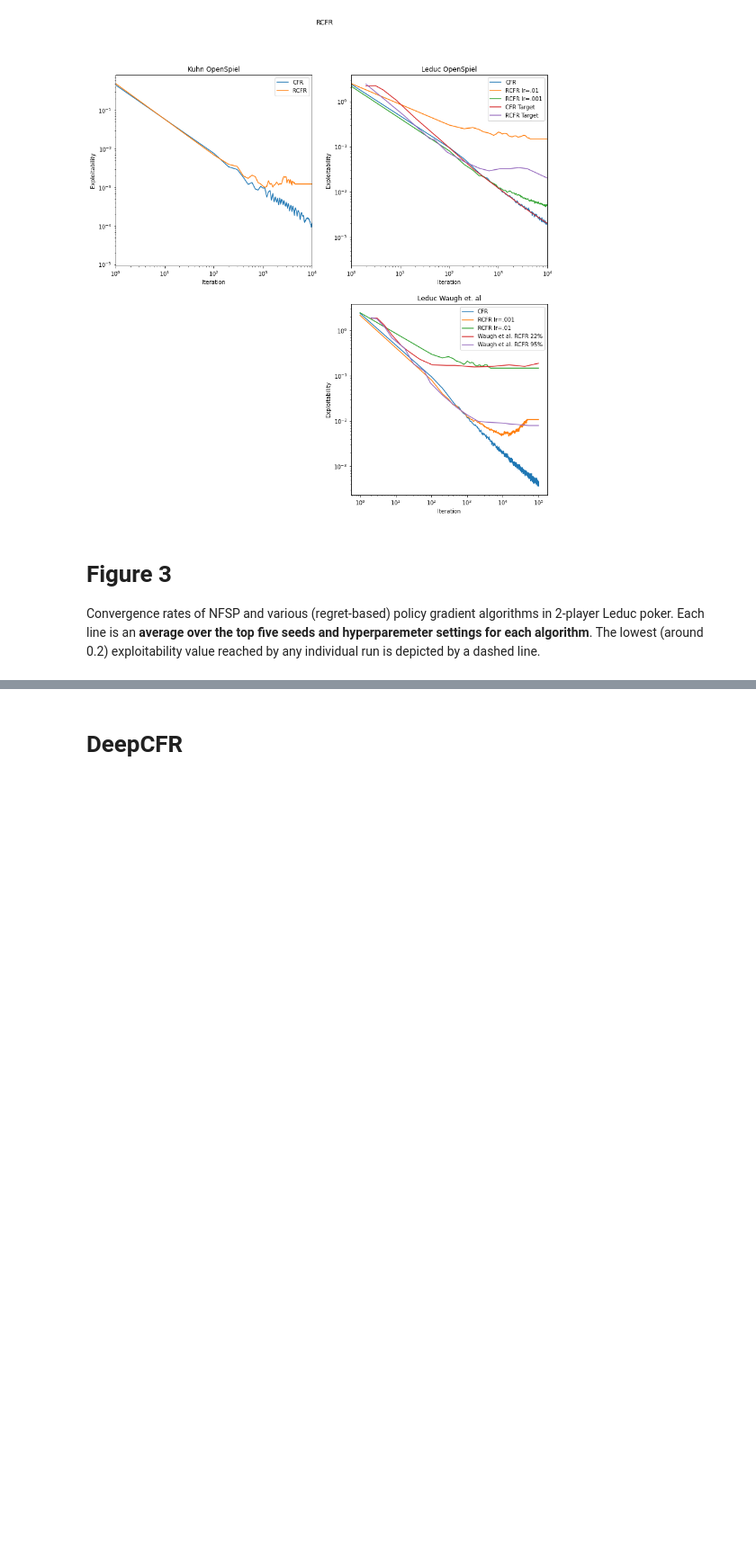
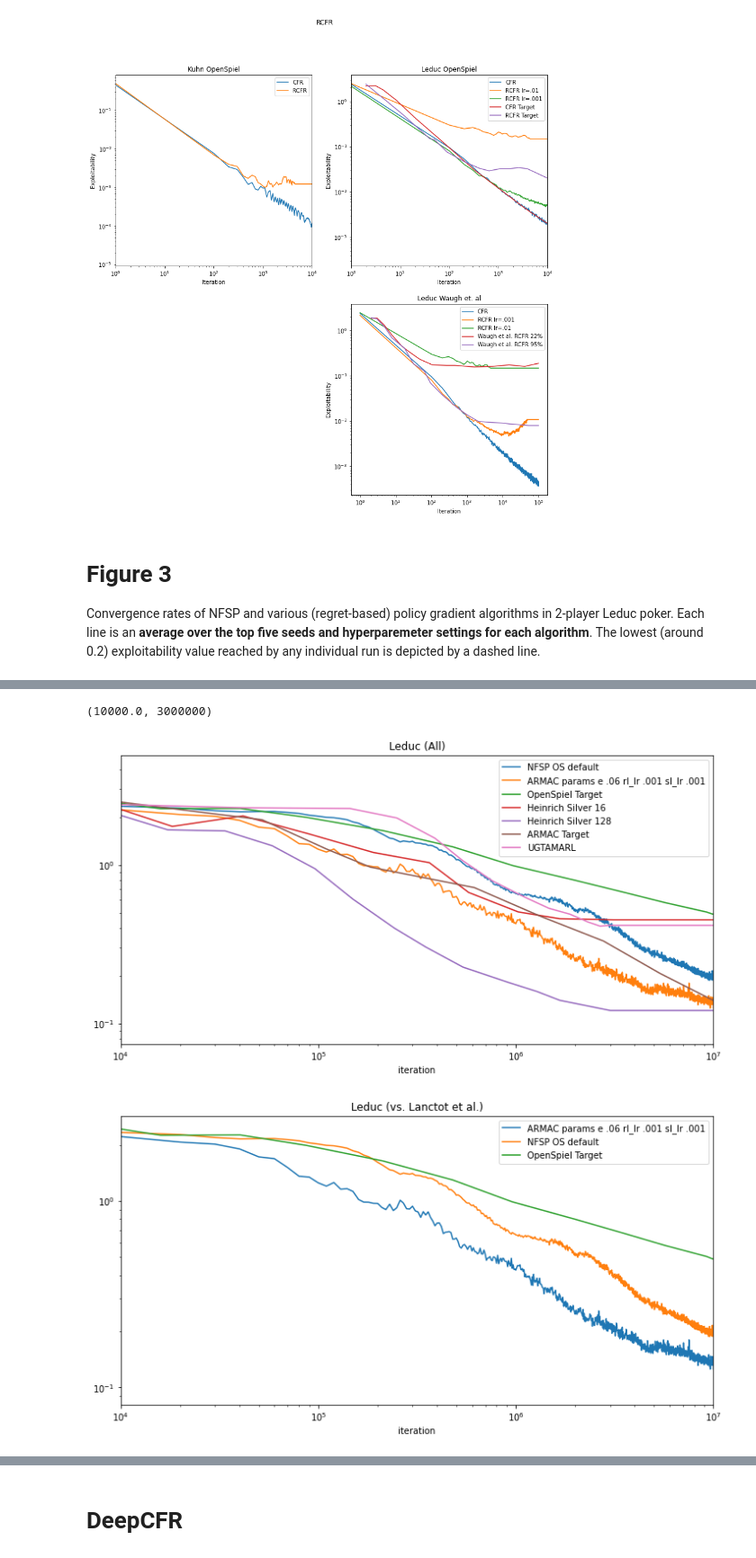
Before and after one commit to aicenter/openspiel_reproductions, a Jupyter notebook: benchmarks.ipynb, the cells around one changed output, grey strips where cells are left out. Shown: that part at 90% size. Cells and saved outputs as stored; diff of their text form; code cells hidden in the pictures; blank space fills up the shorter version.

```diff
--- a/benchmarks.ipynb
+++ b/benchmarks.ipynb
@@ -180,0 +189,55 @@ ax.set(xlabel="Iteration", ylabel="Exploitability")
+# %%
+leduc_logs = [#("./logs/nfsp_leduc_orig_128_0.csv", "NFSP 128"),
+              #("./logs/nfsp_leduc_orig_16_0.csv", "NFSP 16"),
+              ("./logs/nfsp_leduc_2.csv", "NFSP OS default"),
+              #("./logs/nfsp_leduc_armac_e06_rl-1_sl-2_1.csv", "ARMAC params rl_lr .1 sl_lr .01"),
+              #("./logs/nfsp_leduc_armac_e06_rl-2_sl-3_1.csv", "ARMAC params rl_lr .01 sl_lr .001"),
+                ("./logs/nfsp_leduc_armac_e06_rl-3_sl-3_0.csv", "ARMAC params e .06 rl_lr .001 sl_lr .001"),
+                #("./logs/nfsp_leduc_armac_e24_rl-3_sl-3_0.csv", "ARMAC params e .24 rl_lr .001 sl_lr .001"),
+                #("./logs/nfsp_leduc_osdeep_0.csv", "OS params 4 layer 128"),
+              ("target_results/fig3_nfsp_leduc.csv", "OpenSpiel Target"),
+              ("target_results/nfsp_heinrich_silver_16.csv", "Heinrich Silver 16"),
+              ("target_results/nfsp_heinrich_silver_leduc_128.csv", "Heinrich Silver 128"),
+    ("target_results/nfsp_ARMAC_leduc.csv", "ARMAC Target"),
+    ("./target_results/nfsp_ugtamarl_leduc.csv", "UGTAMARL")
+            ]
+
+leduc_dat = log_interp(load_batch(leduc_logs, idx_offset=1))
+
+leduc_dat["UGTAMARL"] /= 2
+leduc_dat["ARMAC Target"] /= 2
+leduc_dat["Heinrich Silver 128"] *= 2
+leduc_dat["Heinrich Silver 16"] *=2
+
+ax = leduc_dat.plot(title="Leduc (All)", loglog=True, figsize=(12,6))
+#ax.set_ylim((.05, 5))
+ax.set_xlim((1e4, 1e7))
+
+select = ["ARMAC params e .06 rl_lr .001 sl_lr .001",
+          "NFSP OS default",
+          "OpenSpiel Target"
+         ]
+ax = leduc_dat[select].plot(title="Leduc (vs. Lanctot et al.)", loglog=True, figsize=(12,6))
+#ax.set_ylim((.05, 5))
+ax.set_xlim((1e4, 1e7))
+
+select = ["ARMAC params e .06 rl_lr .001 sl_lr .001",
+          "NFSP OS default",
+          "Heinrich Silver 128",
+          "Heinrich Silver 16"
+         ]
+ax = leduc_dat[select].plot(title="Leduc (vs. Heinrich & Silver)", loglog=True, figsize=(12,6))
+#ax.set_ylim((.05, 5))
+ax.set_xlim((1e4, 3000000))
+
+select = ["ARMAC params e .06 rl_lr .001 sl_lr .001",
+          "NFSP OS default",
+          "UGTAMARL"
+         ]
+ax = leduc_dat[select].plot(title="Leduc (vs. Unified Game Theoretic Approach to MARL)", loglog=True, figsize=(12,6))
+#ax.set_ylim((.05, 5))
+ax.set_xlim((1e4, 3000000))
+# %% [output]
+(10000.0, 3000000)
+[figure, added]
+[figure, added]
```
Also changed, not shown: parts of 13 cells of this notebook, 1 other file.
